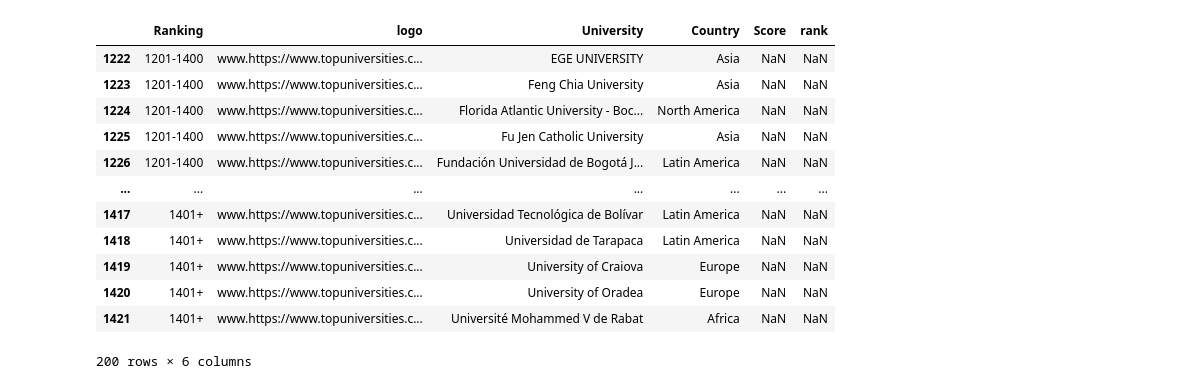
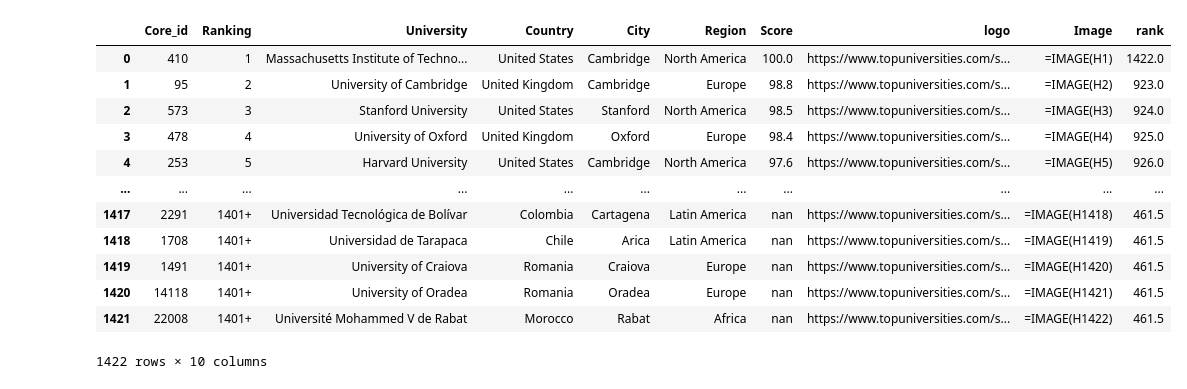
Before and after one commit to niloy-biswas/Find-Professor-CSRanking, a Jupyter notebook: QS.ipynb, the cells around one changed output. Saved outputs shown, nothing was run; the diff lists cells and outputs as text; code cells hidden in the pictures.

```diff
--- a/QS.ipynb
+++ b/QS.ipynb
@@ -1,6 +1,4 @@
 # %%
-import csv
-
 import requests
 from bs4 import BeautifulSoup
 import io
@@ -31,15 +29,18 @@ def parser_page(json):
         for i in range(len(items)):
             item = items[i]
             qsrank = {}
+            qsrank['core_id'] = item['core_id']
             if "=" in item['rank_display']:
                 rk_str = str(item['rank_display']).split('=')[-1]
                 qsrank['rank_display'] = rk_str
             else:
                 qsrank['rank_display'] = item['rank_display']
-            qsrank['logo'] = item['logo']
             qsrank['title'] = BeautifulSoup(item['title'], "html.parser").text
+            qsrank['country'] = item['country']
+            qsrank['city'] = item['city']
             qsrank['region'] = item['region']
             qsrank['score'] = item['score']
+            qsrank['logo'] = item['logo']
 
 
 
@@ -51,7 +52,7 @@ def main():
     results = parser_page(json)
     for result in results:
         with io.open(path, 'a', encoding="utf-8") as f:
-            f.write(result['rank_display'] + ';' + 'www.https://www.topuniversities.com' + result['logo'] + ';' + result['title'] + ';' + result['region'] + ';' + result['score'] + '\n')
+            f.write(result['core_id'] + ';' + result['rank_display'] + ';' + result['title'] + ';' + result['country'] + ';' + result['city'] + ';' + result['region'] + ';' + result['score'] + ';' + 'https://www.topuniversities.com' + result['logo'] + '\n')  # df['Logo'] = '=IMAGE("' + df['logo'] + '")'
             f.close()
             print(result)
 
@@ -59,7 +60,7 @@ def main():
 if __name__ == '__main__':
     print('Started parsing！')
     with io.open(path, 'a', encoding="utf-8") as f:
-        f.write('Ranking' + ';' +'logo' + ';' + 'University' + ';' + 'Country' + ';' + 'Score' + '\n')
+        f.write('Core_id' + ';' + 'Ranking' + ';' + 'University' + ';' + 'Country' + ';' + 'City' + ';' + 'Region' + ';' + 'Score' + ';' +'logo' + '\n')
         f.close()
     main()
 
@@ -103,0 +108,5 @@ def visualise_qs_ranking(df, year, top_ranking, num):
+# %%
+
+df['Image'] = chr(df.columns.get_loc('logo') + 65) + (df.index + 1).astype(str)
+df['Image'] = '=' + df['Image'].apply(lambda x: f"IMAGE({x})")
+df
@@ -103,0 +127,19 @@ def visualise_qs_ranking(df, year, top_ranking, num):
+# %%
+# Clear existing data in the sheet
+sheet.clear()
+
+
+# Get the column names as a list
+column_names = df.columns.tolist()
+
+# Insert the column names as the first row in the Google Sheet
+sheet.insert_row(column_names, index=1)
+
+# Convert the DataFrame to a list of lists (excluding the column names)
+df = df.astype(str)
+data = df.values.tolist()
+
+# Update the sheet with the new data
+# sheet.append_rows(data)
+
+sheet.append_rows(data, value_input_option='USER_ENTERED')
@@ -120,17 +188,17 @@ df
 # %%
 df['rank'] = df['Score'].rank(ascending=False)
-df.tail(200)
+df
 # %% [output]
-|  | Ranking | logo | University | Country | Score | rank |
-| 1222 | 1201-1400 | www.https://www.topuniversities.c... | EGE UNIVERSITY | Asia | NaN | NaN |
-| 1223 | 1201-1400 | www.https://www.topuniversities.c... | Feng Chia University | Asia | NaN | NaN |
-| 1224 | 1201-1400 | www.https://www.topuniversities.c... | Florida Atlantic University - Boc... | North America | NaN | NaN |
-| 1225 | 1201-1400 | www.https://www.topuniversities.c... | Fu Jen Catholic University | Asia | NaN | NaN |
-| 1226 | 1201-1400 | www.https://www.topuniversities.c... | Fundación Universidad de Bogotá J... | Latin America | NaN | NaN |
-| ... | ... | ... | ... | ... | ... | ... |
-| 1417 | 1401+ | www.https://www.topuniversities.c... | Universidad Tecnológica de Bolívar | Latin America | NaN | NaN |
-| 1418 | 1401+ | www.https://www.topuniversities.c... | Universidad de Tarapaca | Latin America | NaN | NaN |
-| 1419 | 1401+ | www.https://www.topuniversities.c... | University of Craiova | Europe | NaN | NaN |
-| 1420 | 1401+ | www.https://www.topuniversities.c... | University of Oradea | Europe | NaN | NaN |
-| 1421 | 1401+ | www.https://www.topuniversities.c... | Université Mohammed V de Rabat | Africa | NaN | NaN |
+|  | Core_id | Ranking | University | Country | City | Region | Score | logo | Image | rank |
+| 0 | 410 | 1 | Massachusetts Institute of Techno... | United States | Cambridge | North America | 100.0 | https://www.topuniversities.com/s... | =IMAGE(H1) | 1422.0 |
+| 1 | 95 | 2 | University of Cambridge | United Kingdom | Cambridge | Europe | 98.8 | https://www.topuniversities.com/s... | =IMAGE(H2) | 923.0 |
+| 2 | 573 | 3 | Stanford University | United States | Stanford | North America | 98.5 | https://www.topuniversities.com/s... | =IMAGE(H3) | 924.0 |
+| 3 | 478 | 4 | University of Oxford | United Kingdom | Oxford | Europe | 98.4 | https://www.topuniversities.com/s... | =IMAGE(H4) | 925.0 |
+| 4 | 253 | 5 | Harvard University | United States | Cambridge | North America | 97.6 | https://www.topuniversities.com/s... | =IMAGE(H5) | 926.0 |
+| ... | ... | ... | ... | ... | ... | ... | ... | ... | ... | ... |
+| 1417 | 2291 | 1401+ | Universidad Tecnológica de Bolívar | Colombia | Cartagena | Latin America | nan | https://www.topuniversities.com/s... | =IMAGE(H1418) | 461.5 |
+| 1418 | 1708 | 1401+ | Universidad de Tarapaca | Chile | Arica | Latin America | nan | https://www.topuniversities.com/s... | =IMAGE(H1419) | 461.5 |
+| 1419 | 1491 | 1401+ | University of Craiova | Romania | Craiova | Europe | nan | https://www.topuniversities.com/s... | =IMAGE(H1420) | 461.5 |
+| 1420 | 14118 | 1401+ | University of Oradea | Romania | Oradea | Europe | nan | https://www.topuniversities.com/s... | =IMAGE(H1421) | 461.5 |
+| 1421 | 22008 | 1401+ | Université Mohammed V de Rabat | Morocco | Rabat | Africa | nan | https://www.topuniversities.com/s... | =IMAGE(H1422) | 461.5 |
-200 rows × 6 columns
+1422 rows × 10 columns
```
Also changed, not shown: parts of 16 cells of this notebook, 2 other files.
